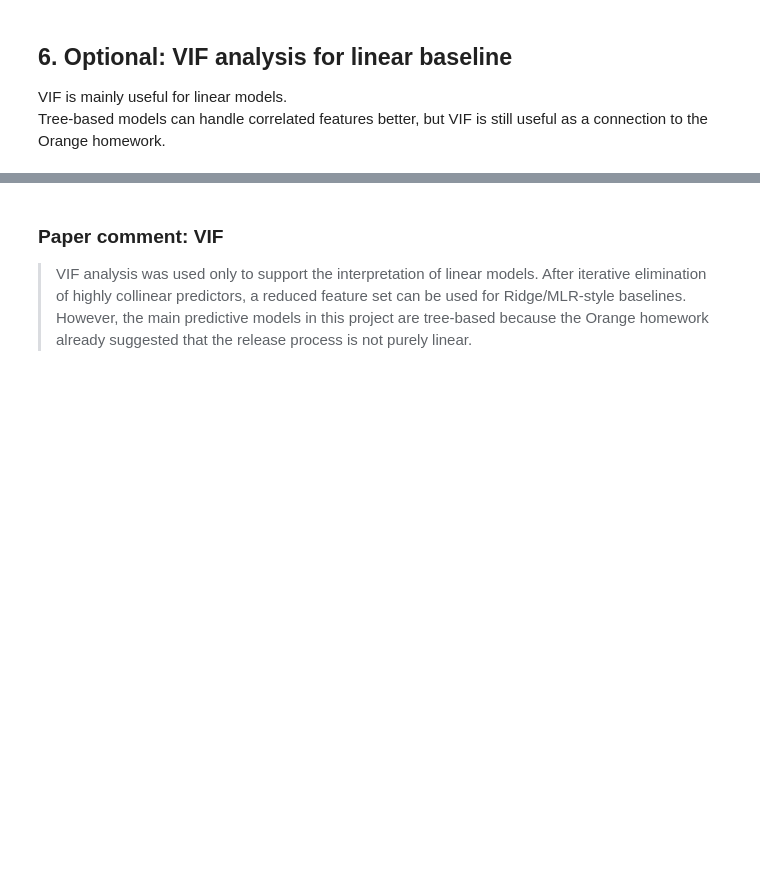
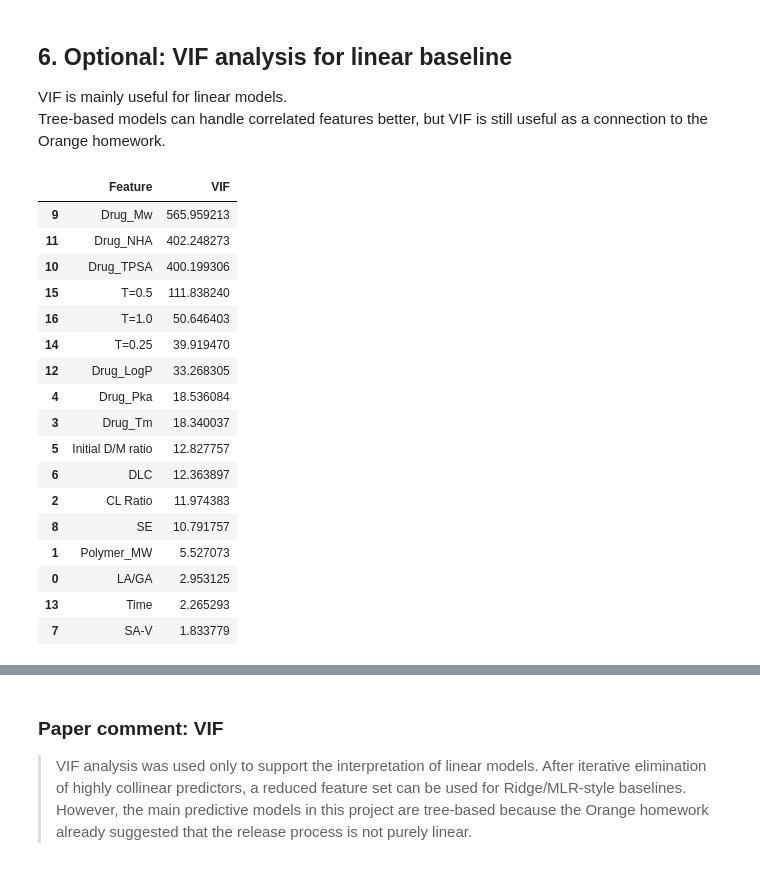
Before and after one commit to Helena94/adaprd, a Jupyter notebook: LAI_drug_release_project_notebook.ipynb, the cells around one changed output, grey strips where cells are left out. Drawn from its saved outputs; the diff is of its cells as text; code cells hidden in the pictures; blank space fills up the shorter version.

```diff
--- a/LAI_drug_release_project_notebook.ipynb
+++ b/LAI_drug_release_project_notebook.ipynb
@@ -194,33 +272,56 @@ Tree-based models can handle correlated features better, but VIF is still useful
 # %%
 # Optional VIF function.
 # statsmodels may not be installed in every environment, so install if needed.
 try:
     from statsmodels.stats.outliers_influence import variance_inflation_factor
 except ImportError:
-    !pip -q install statsmodels
+    import shutil, sys
+    if shutil.which("uv"):
+        !uv pip install --python "{sys.executable}" -q statsmodels
+    else:
+        %pip install -q statsmodels
     from statsmodels.stats.outliers_influence import variance_inflation_factor
 
 def calculate_vif(dataframe, features):
     X_vif = dataframe[features].copy()
     X_vif = X_vif.replace([np.inf, -np.inf], np.nan).dropna()
 
     # VIF requires numeric features and no constant duplicate problems.
     X_values = X_vif.values
 
     rows = []
     for i, col in enumerate(features):
         try:
             vif_value = variance_inflation_factor(X_values, i)
         except Exception:
             vif_value = np.nan
         rows.append({"Feature": col, "VIF": vif_value})
 
     return pd.DataFrame(rows).sort_values("VIF", ascending=False)
 
 vif_table = calculate_vif(df, ALL_FEATURES)
 display(vif_table)
 
 vif_table.to_csv(os.path.join(OUTPUT_DIR, "vif_all_features.csv"), index=False)
+# %% [output]
+|  | Feature | VIF |
+| 9 | Drug_Mw | 565.959213 |
+| 11 | Drug_NHA | 402.248273 |
+| 10 | Drug_TPSA | 400.199306 |
+| 15 | T=0.5 | 111.838240 |
+| 16 | T=1.0 | 50.646403 |
+| 14 | T=0.25 | 39.919470 |
+| 12 | Drug_LogP | 33.268305 |
+| 4 | Drug_Pka | 18.536084 |
+| 3 | Drug_Tm | 18.340037 |
+| 5 | Initial D/M ratio | 12.827757 |
+| 6 | DLC | 12.363897 |
+| 2 | CL Ratio | 11.974383 |
+| 8 | SE | 10.791757 |
+| 1 | Polymer_MW | 5.527073 |
+| 0 | LA/GA | 2.953125 |
+| 13 | Time | 2.265293 |
+| 7 | SA-V | 1.833779 |
 # %%
 def iterative_vif_selection(dataframe, features, threshold=5.0):
     selected = features.copy()
```
Also changed, not shown: parts of 22 cells of this notebook, 1 other file.
